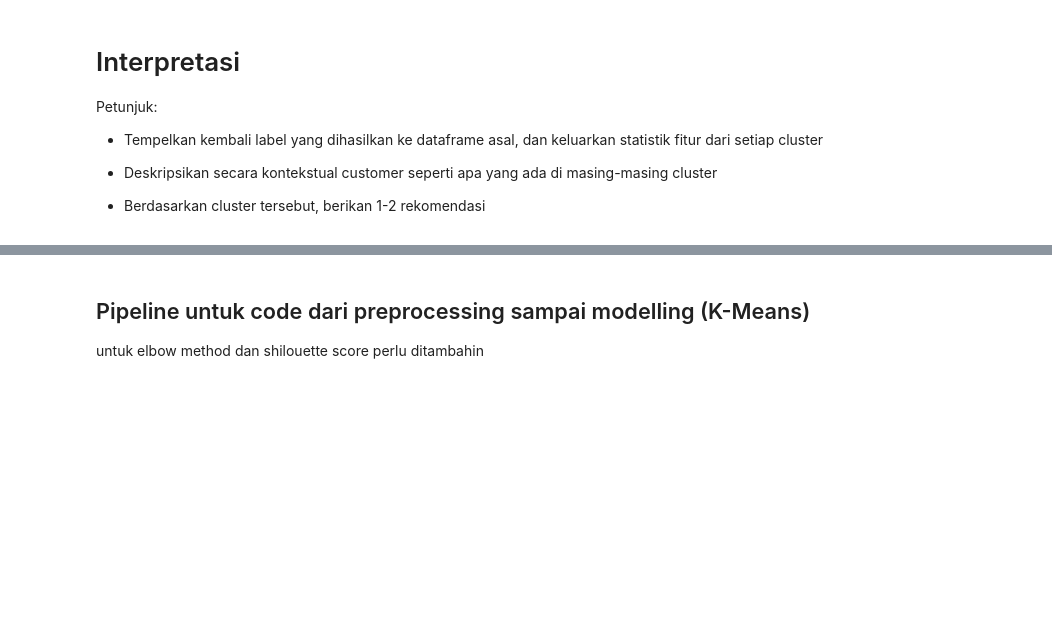
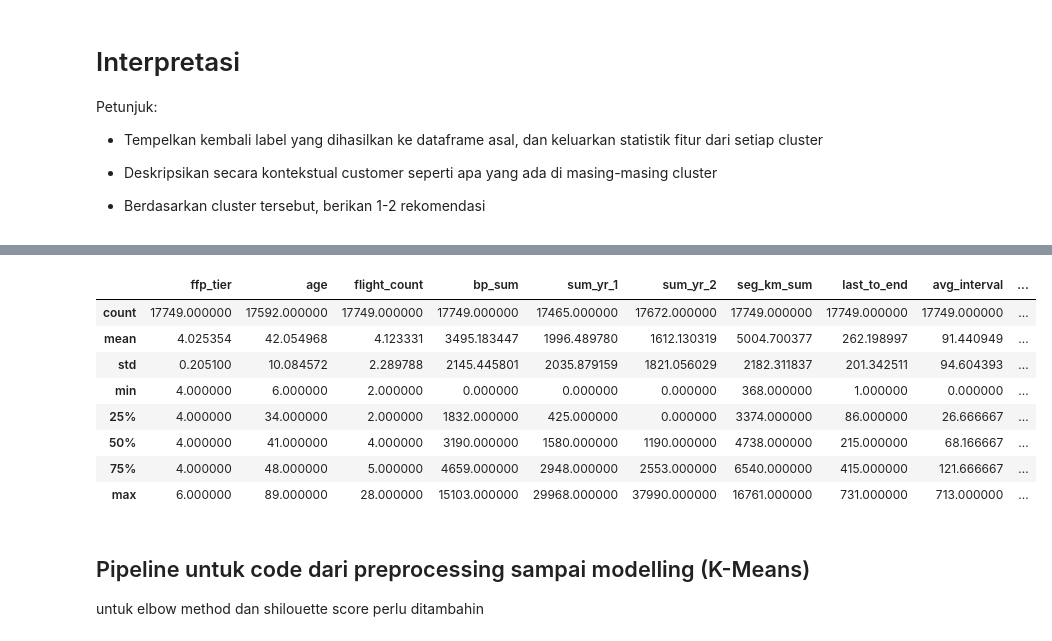
Before and after one commit to mezkymy/airline-cv-analysis, a Jupyter notebook: airline_cust_value_analysis.ipynb, the cells around one changed output, grey strips where cells are left out. Cells and saved outputs as stored; diff of their text form; code cells hidden in the pictures; blank space fills up the shorter version.

```diff
--- a/airline_cust_value_analysis.ipynb
+++ b/airline_cust_value_analysis.ipynb
@@ -686,3 +728,15 @@ cluster
+# %%
+testing[testing['cluster'] == 3].describe()
+# %% [output]
+|  | ffp_tier | age | flight_count | bp_sum | sum_yr_1 | sum_yr_2 | seg_km_sum | last_to_end | avg_interval | ... |
+| count | 17749.000000 | 17592.000000 | 17749.000000 | 17749.000000 | 17465.000000 | 17672.000000 | 17749.000000 | 17749.000000 | 17749.000000 | ... |
+| mean | 4.025354 | 42.054968 | 4.123331 | 3495.183447 | 1996.489780 | 1612.130319 | 5004.700377 | 262.198997 | 91.440949 | ... |
+| std | 0.205100 | 10.084572 | 2.289788 | 2145.445801 | 2035.879159 | 1821.056029 | 2182.311837 | 201.342511 | 94.604393 | ... |
+| min | 4.000000 | 6.000000 | 2.000000 | 0.000000 | 0.000000 | 0.000000 | 368.000000 | 1.000000 | 0.000000 | ... |
+| 25% | 4.000000 | 34.000000 | 2.000000 | 1832.000000 | 425.000000 | 0.000000 | 3374.000000 | 86.000000 | 26.666667 | ... |
+| 50% | 4.000000 | 41.000000 | 4.000000 | 3190.000000 | 1580.000000 | 1190.000000 | 4738.000000 | 215.000000 | 68.166667 | ... |
+| 75% | 4.000000 | 48.000000 | 5.000000 | 4659.000000 | 2948.000000 | 2553.000000 | 6540.000000 | 415.000000 | 121.666667 | ... |
+| max | 6.000000 | 89.000000 | 28.000000 | 15103.000000 | 29968.000000 | 37990.000000 | 16761.000000 | 731.000000 | 713.000000 | ... |
 # %% [markdown]
 ## Pipeline untuk code dari preprocessing sampai modelling (K-Means)
 untuk elbow method dan shilouette score perlu ditambahin
```
Also changed, not shown: parts of 6 cells of this notebook.
